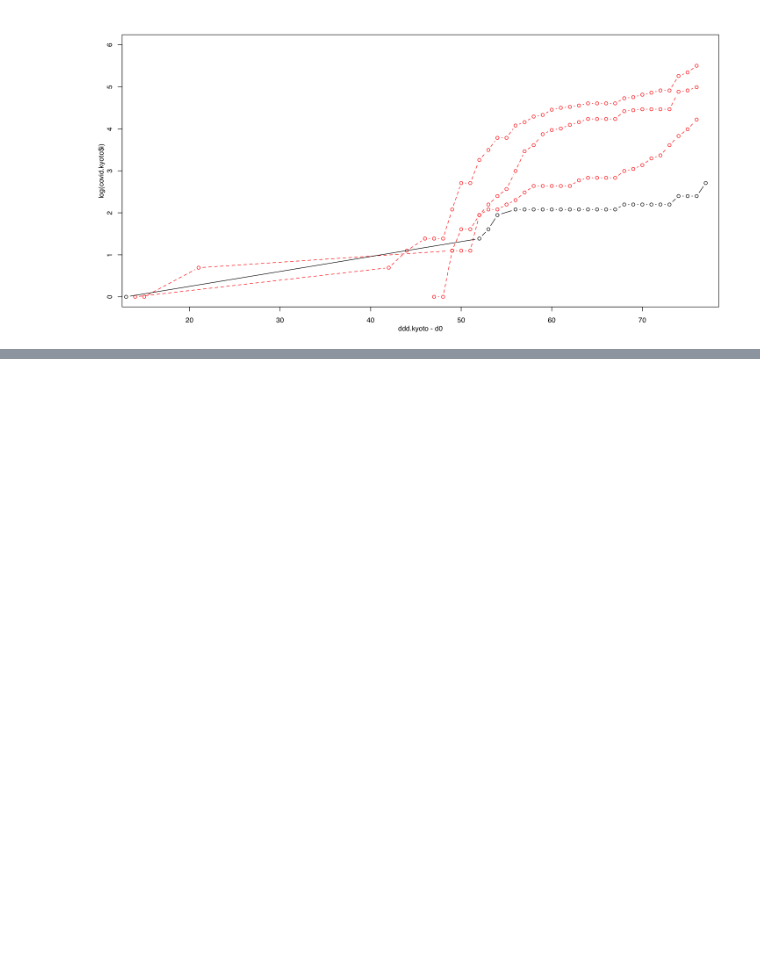
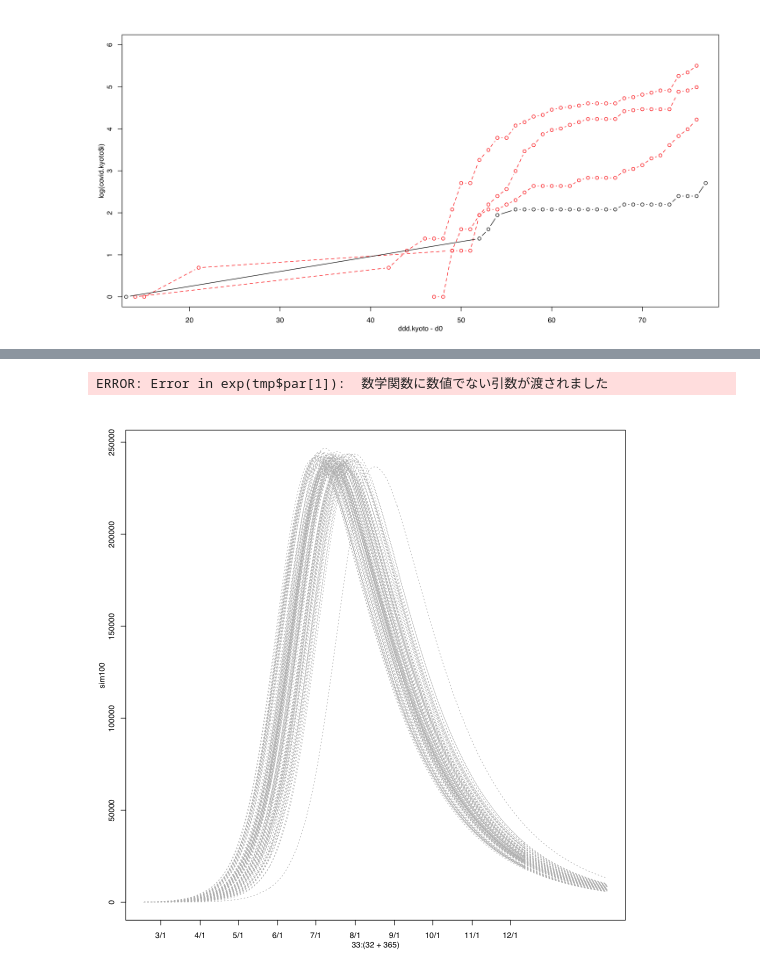
Before and after one commit to naono-git/covid19, a Jupyter notebook: covid19.nara.ipynb, the cells around one changed output, grey strips where cells are left out. Cells and saved outputs as stored; diff of their text form; code cells hidden in the pictures; blank space fills up the shorter version.

```diff
--- a/covid19.nara.ipynb
+++ b/covid19.nara.ipynb
@@ -224,0 +411,3 @@ nn <- 1348
+# %%
+tmp.sim <- optim(c(alpha=log(0.42), gamma=log(1/38)), function(par){lossn(par, 300)})
+tmp.sim
@@ -224,0 +431,40 @@ nn <- 1348
+# %%
+alpha <- exp(tmp$par[1])
+beta <- alpha-gamma-ll_tmp
+gamma <- exp(tmp$par[2])
+# %% [output]
+ERROR: Error in exp(tmp$par[1]):  数学関数に数値でない引数が渡されました
+# %%
+alpha <- exp(tmp$par[1])
+gamma <- exp(tmp$par[2])
+
+sim100 <- sapply(1:100,function(nn){
+    hoge <- simSEIR(365, par=c(alpha=alpha, beta=alpha-gamma-ll_tmp, gamma=gamma, nn=1348e+3))
+    return(hoge[,"iit"])
+})
+# %%
+mdlabel <- rbind(c(2, 1),
+                 c(3, 1),
+                 c(4, 1),
+                 c(5, 1),
+                 c(6, 1),
+                 c(7, 1),
+                 c(8, 1),
+                 c(9, 1),
+                 c(10, 1),
+                 c(11, 1),
+                 c(12, 1)
+                )
+ddlabel <- apply(mdlabel,1,function(xx){
+    mdy.date(xx[1],xx[2],2020)
+})
+## label to plot ticks
+ticklabel <- apply(mdlabel,1,paste,collapse="/")
+
+plotFigure(function(){
+    matplot(33:(32+365), sim100, type="l", axes=FALSE, frame=TRUE, lty=3, col=8)
+    axis(1,at=ddlabel-d0,labels=ticklabel)
+    axis(2)
+})
+# %% [output]
+[figure, added]
```
Also changed, not shown: parts of 31 cells of this notebook, 1 other file.
